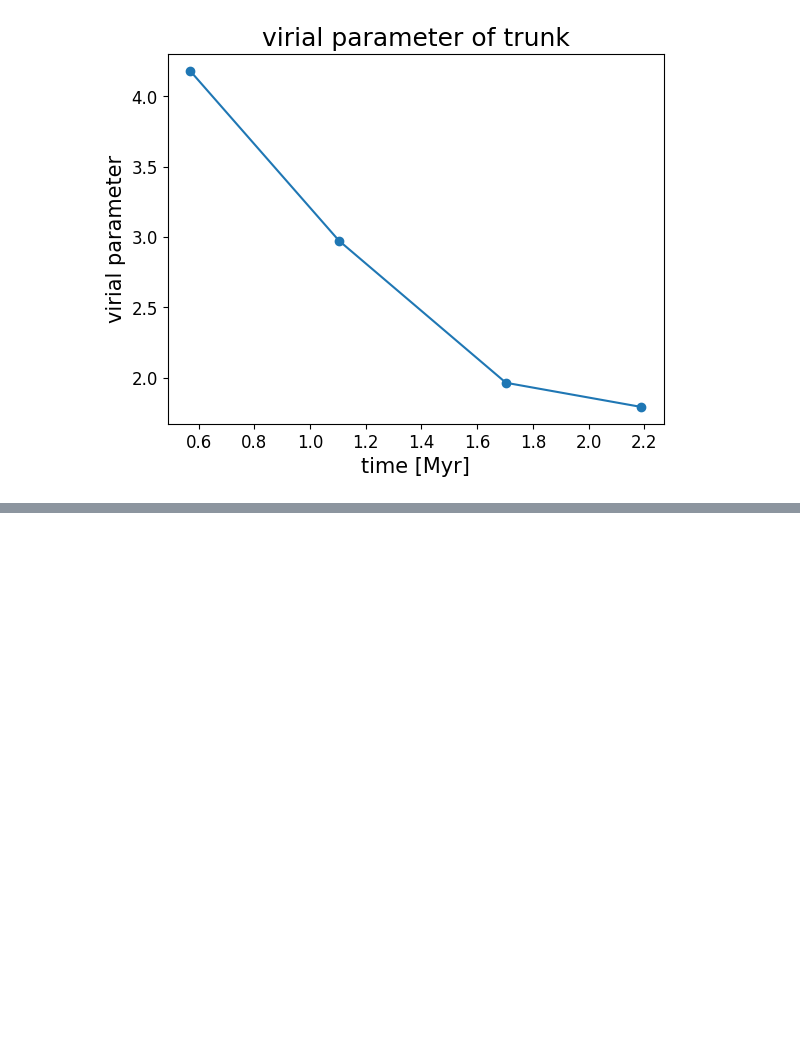
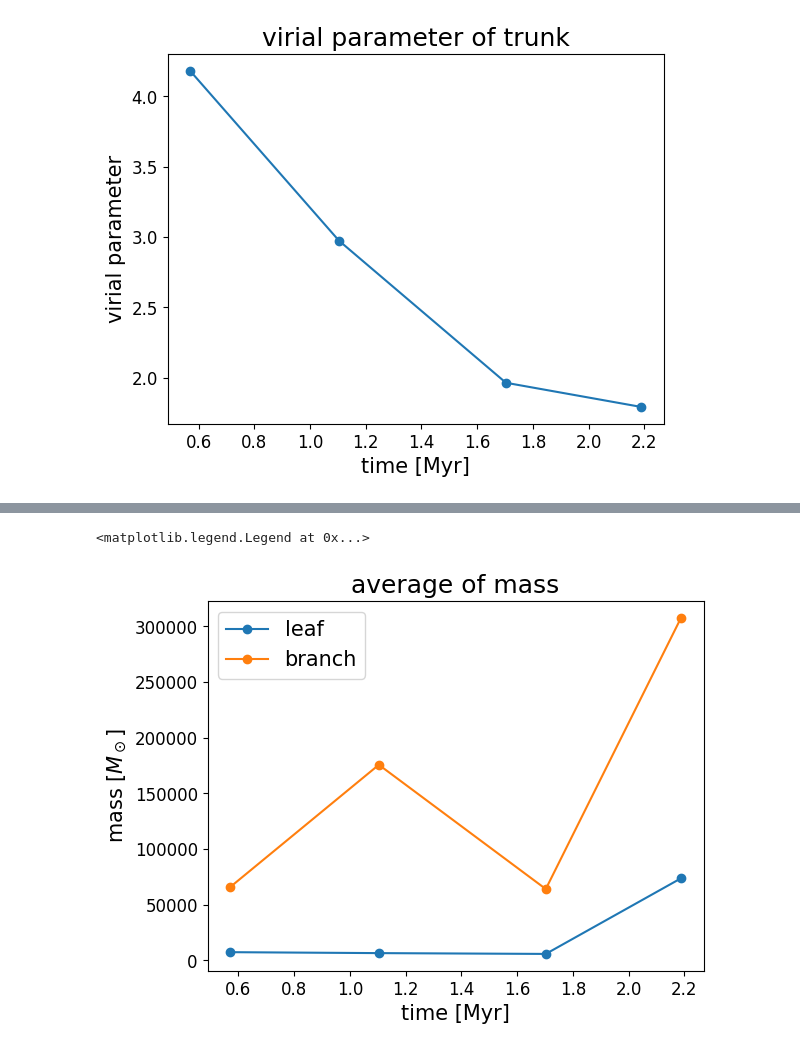
Before and after one commit to kotora260/StarGen, a Jupyter notebook: discuss_2D.ipynb, the cells around one changed output, grey strips where cells are left out. Drawn from its saved outputs; the diff is of its cells as text; code cells hidden in the pictures; blank space fills up the shorter version.

```diff
--- a/discuss_2D.ipynb
+++ b/discuss_2D.ipynb
@@ -238,0 +256,17 @@ plt.savefig("alpha_gvir_trunk_2D")
+# %%
+# plot average of mass
+
+leaf_mass_ave = [7419.174061784276, 6569.527356292063, 5844.028015353585, 73739.14685584612]
+branch_mass_ave = [65783.10561883975, 175685.2170804704, 64107.590619971925, 307557.09917561745]
+
+plt.plot(myr, leaf_mass_ave, marker='o', label='leaf')
+plt.plot(myr, branch_mass_ave, marker='o', label='branch')
+
+plt.title('average of mass')
+plt.xlabel('time [Myr]')
+plt.ylabel('mass [$M_\odot$]')
+plt.tick_params(labelsize=12)
+plt.legend()
+# %% [output]
+<matplotlib.legend.Legend at 0x...>
+[figure, added]
```
Also changed, not shown: parts of 9 cells of this notebook, 4 other files.
